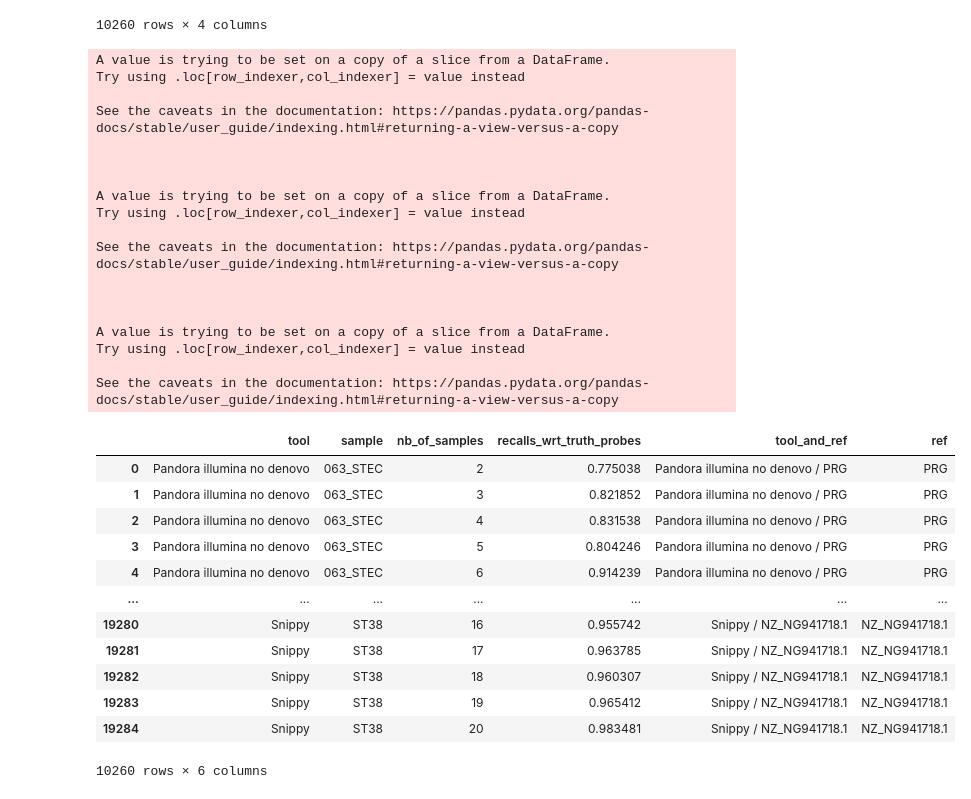
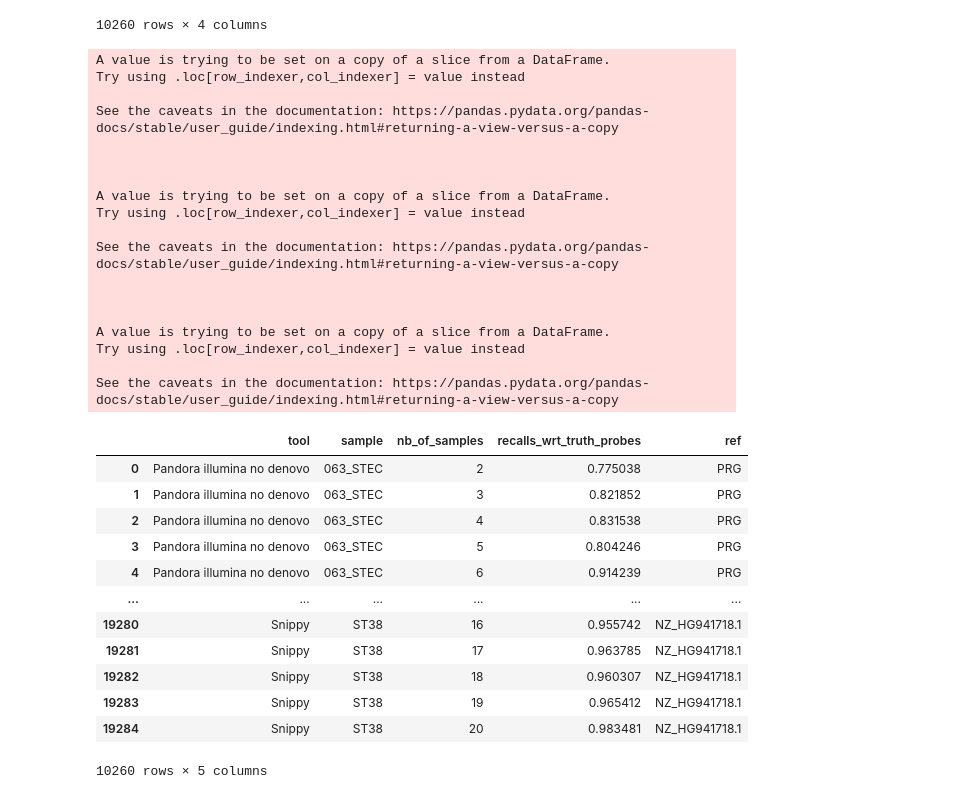
Before and after one commit to leoisl/pandora_paper_roc, a Jupyter notebook: eda/recall_per_ref_per_nb_of_samples_per_clade/recall_per_ref_per_nb_of_samples_per_clade.ipynb, the cells around one changed output. Drawn from its saved outputs; the diff is of its cells as text; code cells hidden in the pictures.

```diff
--- a/eda/recall_per_ref_per_nb_of_samples_per_clade/recall_per_ref_per_nb_of_samples_per_clade.ipynb
+++ b/eda/recall_per_ref_per_nb_of_samples_per_clade/recall_per_ref_per_nb_of_samples_per_clade.ipynb
@@ -39,66 +40,74 @@ df
 | 19284 | snippy_NZ_NG941718.1 | ST38 | 20 | 0.983481 |
 10260 rows × 4 columns
 # %%
-# making things look nicer
+# create ref and tool columns
 
-def get_tool_and_ref(tool):
-    if "pandora" in tool:
-        if "nodenovo" in tool:
-            return "Pandora illumina no denovo / PRG"
-        else:
-            return "Pandora illumina with denovo / PRG"
-    else:
-        return "Snippy / " + tool[tool.index("_")+1:]
 
+# get ref out of tool column
 def get_ref(tool):
     if tool.startswith("pandora"):
         return "PRG"
     else:
         return tool[tool.index("_")+1:]
+
 
 def get_tool(tool):
     if "pandora" in tool:
         if "nodenovo" in tool:
             return "Pandora illumina no denovo"
         else:
             return "Pandora illumina with denovo"
+    elif "snippy" in tool:
+        return "Snippy"
+    elif "samtools" in tool:
+        return "Samtools"
     else:
-        return "Snippy"
+        assert False, "We should not be here"
 
-df["tool_and_ref"] = df["tool"].apply(get_tool_and_ref)
+
+# fix some ref names, because snippy script replace non-ACGT chars to U, even in ref name
+def fix_ref_name(ref):
+    if ref=="CN928163.2":
+        return "CU928163.2"
+    if ref=="NZ_LN995446.1":
+        return "NZ_LM995446.1"
+    if ref=="NZ_NG941718.1":
+        return "NZ_HG941718.1"
+    return ref
+
 df["ref"] = df["tool"].apply(get_ref)
+df["ref"] = df["ref"].apply(fix_ref_name)
 df["tool"] = df["tool"].apply(get_tool)
-df = df.sort_values(by=["tool_and_ref", "sample", "nb_of_samples"])
 df
 # %% [output]
 A value is trying to be set on a copy of a slice from a DataFrame.
 Try using .loc[row_indexer,col_indexer] = value instead
 
 See the caveats in the documentation: https://pandas.pydata.org/pandas-docs/stable/user_guide/indexing.html#returning-a-view-versus-a-copy
 
 
 
 A value is trying to be set on a copy of a slice from a DataFrame.
 Try using .loc[row_indexer,col_indexer] = value instead
 
 See the caveats in the documentation: https://pandas.pydata.org/pandas-docs/stable/user_guide/indexing.html#returning-a-view-versus-a-copy
 
 
 
 A value is trying to be set on a copy of a slice from a DataFrame.
 Try using .loc[row_indexer,col_indexer] = value instead
 
 See the caveats in the documentation: https://pandas.pydata.org/pandas-docs/stable/user_guide/indexing.html#returning-a-view-versus-a-copy
-|  | tool | sample | nb_of_samples | recalls_wrt_truth_probes | tool_and_ref | ref |
-| 0 | Pandora illumina no denovo | 063_STEC | 2 | 0.775038 | Pandora illumina no denovo / PRG | PRG |
-| 1 | Pandora illumina no denovo | 063_STEC | 3 | 0.821852 | Pandora illumina no denovo / PRG | PRG |
-| 2 | Pandora illumina no denovo | 063_STEC | 4 | 0.831538 | Pandora illumina no denovo / PRG | PRG |
-| 3 | Pandora illumina no denovo | 063_STEC | 5 | 0.804246 | Pandora illumina no denovo / PRG | PRG |
-| 4 | Pandora illumina no denovo | 063_STEC | 6 | 0.914239 | Pandora illumina no denovo / PRG | PRG |
-| ... | ... | ... | ... | ... | ... | ... |
-| 19280 | Snippy | ST38 | 16 | 0.955742 | Snippy / NZ_NG941718.1 | NZ_NG941718.1 |
-| 19281 | Snippy | ST38 | 17 | 0.963785 | Snippy / NZ_NG941718.1 | NZ_NG941718.1 |
-| 19282 | Snippy | ST38 | 18 | 0.960307 | Snippy / NZ_NG941718.1 | NZ_NG941718.1 |
-| 19283 | Snippy | ST38 | 19 | 0.965412 | Snippy / NZ_NG941718.1 | NZ_NG941718.1 |
-| 19284 | Snippy | ST38 | 20 | 0.983481 | Snippy / NZ_NG941718.1 | NZ_NG941718.1 |
+|  | tool | sample | nb_of_samples | recalls_wrt_truth_probes | ref |
+| 0 | Pandora illumina no denovo | 063_STEC | 2 | 0.775038 | PRG |
+| 1 | Pandora illumina no denovo | 063_STEC | 3 | 0.821852 | PRG |
+| 2 | Pandora illumina no denovo | 063_STEC | 4 | 0.831538 | PRG |
+| 3 | Pandora illumina no denovo | 063_STEC | 5 | 0.804246 | PRG |
+| 4 | Pandora illumina no denovo | 063_STEC | 6 | 0.914239 | PRG |
+| ... | ... | ... | ... | ... | ... |
+| 19280 | Snippy | ST38 | 16 | 0.955742 | NZ_HG941718.1 |
+| 19281 | Snippy | ST38 | 17 | 0.963785 | NZ_HG941718.1 |
+| 19282 | Snippy | ST38 | 18 | 0.960307 | NZ_HG941718.1 |
+| 19283 | Snippy | ST38 | 19 | 0.965412 | NZ_HG941718.1 |
+| 19284 | Snippy | ST38 | 20 | 0.983481 | NZ_HG941718.1 |
-10260 rows × 6 columns
+10260 rows × 5 columns
```
Also changed, not shown: parts of 7 cells of this notebook, 5 other files.
